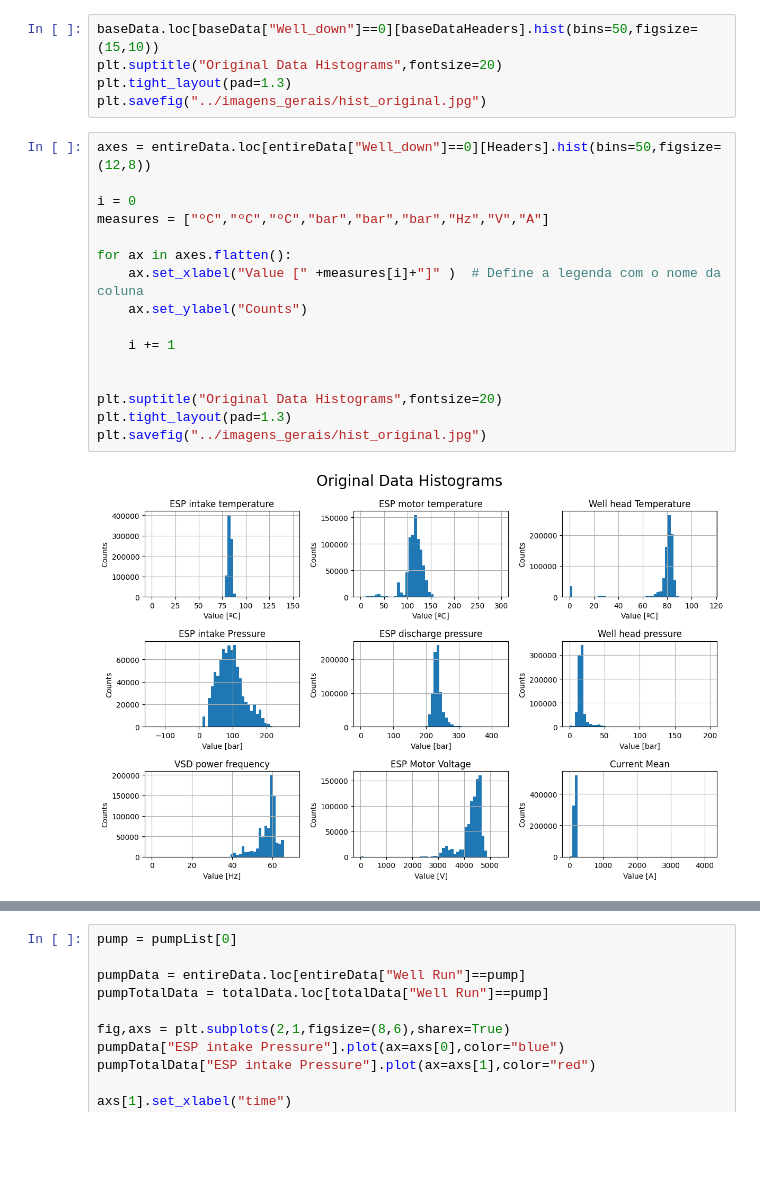
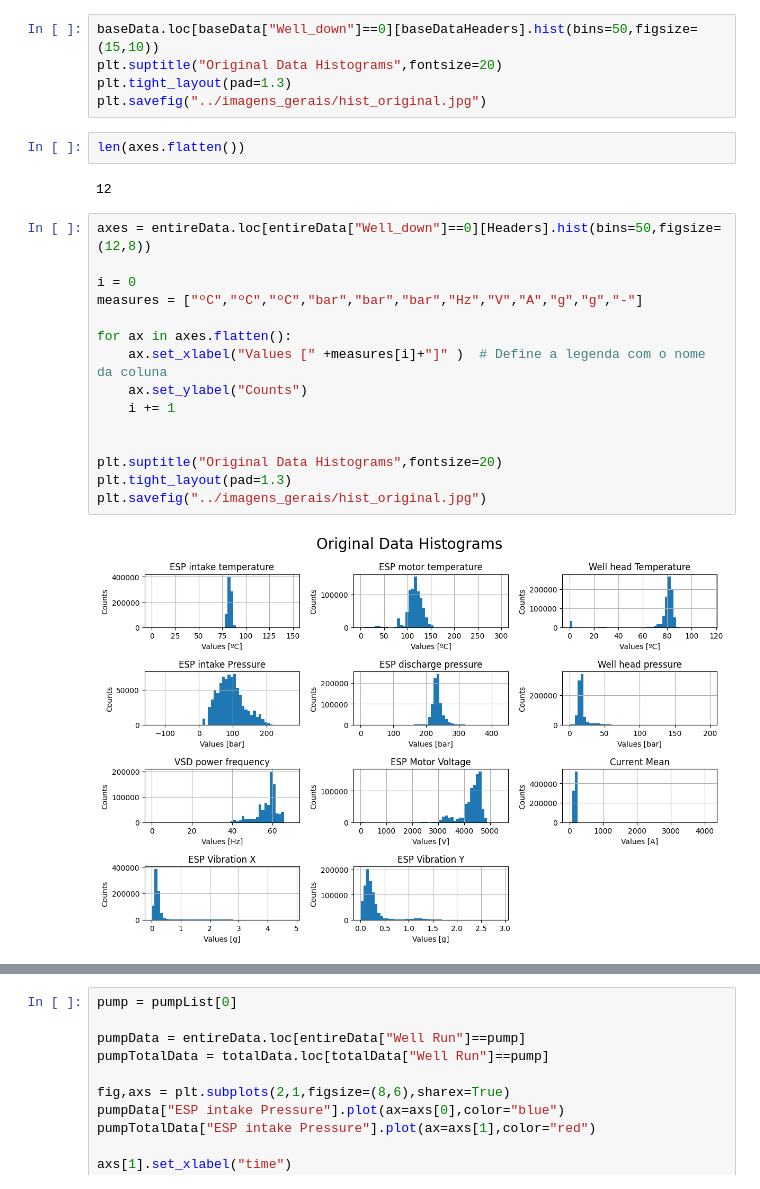
Before and after one commit to RL2-SP3/LISSA, a Jupyter notebook: examples/pump_data_cleaning.ipynb, the cells around one changed output, grey strips where cells are left out. Cells and saved outputs as stored; diff of their text form; blank space fills up the shorter version.

```diff
--- a/examples/pump_data_cleaning.ipynb
+++ b/examples/pump_data_cleaning.ipynb
@@ -65,24 +65,27 @@ baseData.loc[baseData["Well_down"]==0][baseDataHeaders].hist(bins=50,figsize=(15
 plt.suptitle("Original Data Histograms",fontsize=20)
 plt.tight_layout(pad=1.3)
 plt.savefig("../imagens_gerais/hist_original.jpg")
+# %%
+len(axes.flatten())
+# %% [output]
+12
 # %%
 axes = entireData.loc[entireData["Well_down"]==0][Headers].hist(bins=50,figsize=(12,8))
 
 i = 0
-measures = ["ºC","ºC","ºC","bar","bar","bar","Hz","V","A"]
+measures = ["ºC","ºC","ºC","bar","bar","bar","Hz","V","A","g","g","-"]
 
 for ax in axes.flatten():
-    ax.set_xlabel("Value [" +measures[i]+"]" )  # Define a legenda com o nome da coluna
+    ax.set_xlabel("Values [" +measures[i]+"]" )  # Define a legenda com o nome da coluna
     ax.set_ylabel("Counts")
-
     i += 1
 
 
 plt.suptitle("Original Data Histograms",fontsize=20)
 plt.tight_layout(pad=1.3)
 plt.savefig("../imagens_gerais/hist_original.jpg")
 # %% [output]
-[figure, old version]
+[figure, new version]
 # %%
 boxplot_data = entireData.loc[entireData["Well_down"]==0][Headers].copy().fillna(0)
 #boxplot_data["ESP Motor Voltage"] = boxplot_data["ESP Motor Voltage"]/1000
```
Also changed, not shown: parts of 2 cells of this notebook.
